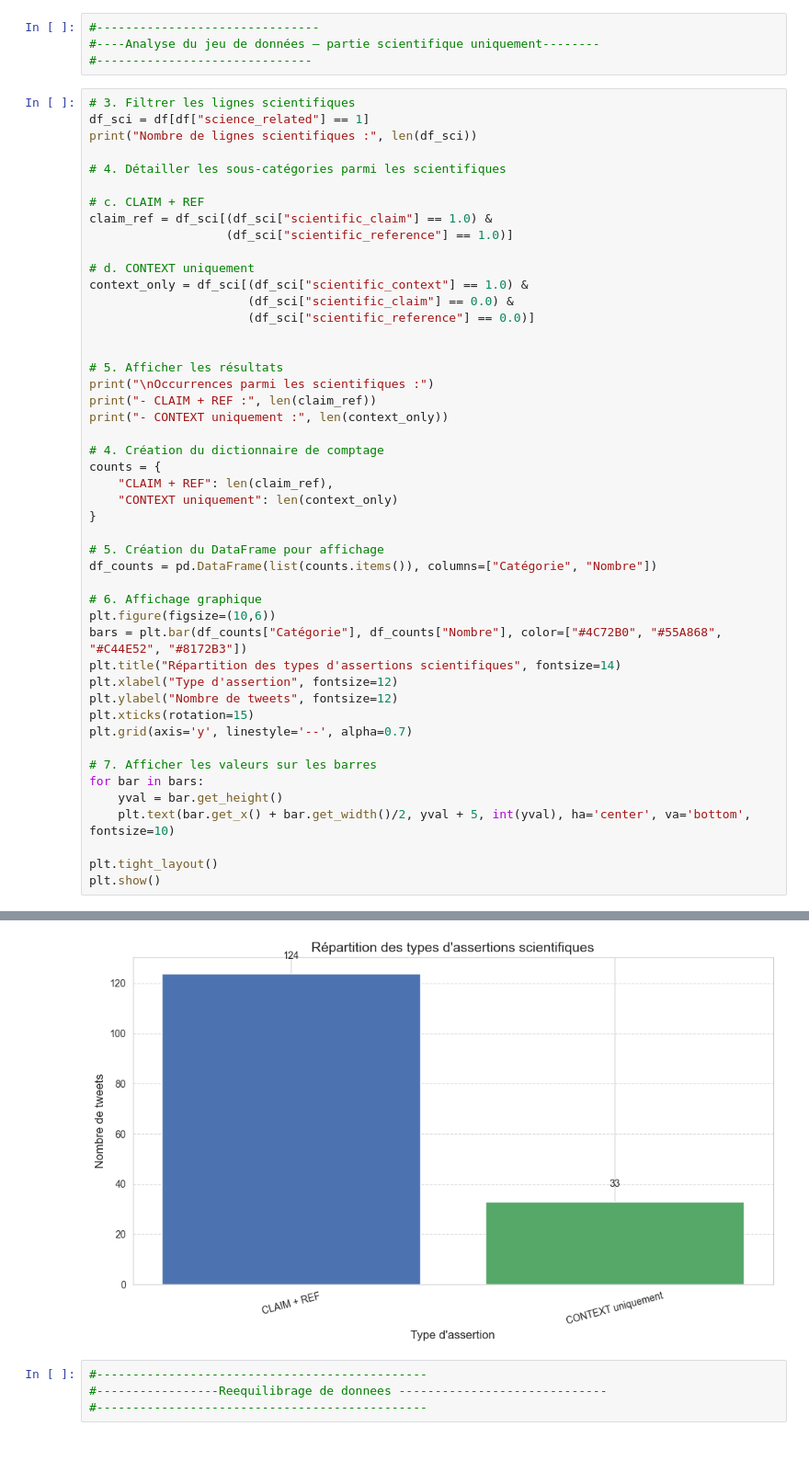
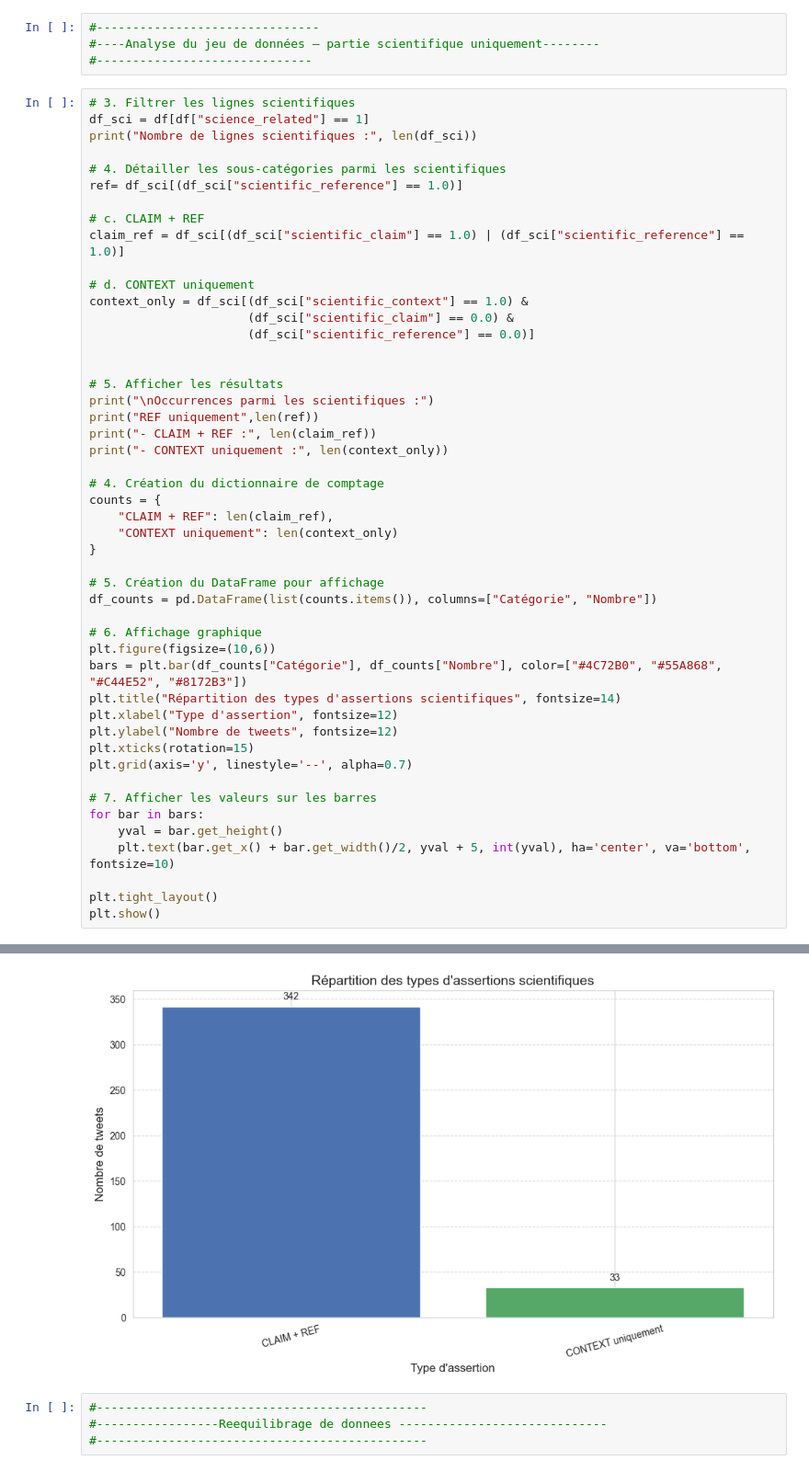
Before and after one commit to NinaShine/Machine_learning, a Jupyter notebook: Projet/test-CLAIM-REFvsCONTEXT.ipynb, the cells around one changed output, grey strips where cells are left out. Shown at 92% size. Drawn from its saved outputs; the diff is of its cells as text.

```diff
--- a/Projet/test-CLAIM-REFvsCONTEXT.ipynb
+++ b/Projet/test-CLAIM-REFvsCONTEXT.ipynb
@@ -103,10 +103,10 @@ df_sci = df[df["science_related"] == 1]
 print("Nombre de lignes scientifiques :", len(df_sci))
 
 # 4. Détailler les sous-catégories parmi les scientifiques
+ref= df_sci[(df_sci["scientific_reference"] == 1.0)]
 
 # c. CLAIM + REF
-claim_ref = df_sci[(df_sci["scientific_claim"] == 1.0) &
-                   (df_sci["scientific_reference"] == 1.0)]
+claim_ref = df_sci[(df_sci["scientific_claim"] == 1.0) | (df_sci["scientific_reference"] == 1.0)]
 
 # d. CONTEXT uniquement
 context_only = df_sci[(df_sci["scientific_context"] == 1.0) &
@@ -116,6 +116,7 @@ context_only = df_sci[(df_sci["scientific_context"] == 1.0) &
 
 # 5. Afficher les résultats
 print("\nOccurrences parmi les scientifiques :")
+print("REF uniquement",len(ref))
 print("- CLAIM + REF :", len(claim_ref))
 print("- CONTEXT uniquement :", len(context_only))
 
@@ -152,5 +154,5 @@ Occurrences parmi les scientifiques :
 - CONTEXT uniquement : 33
-[figure, old version]
+[figure, new version]
 # %%
 #----------------------------------------------
 #-----------------Reequilibrage de donnees -----------------------------
```
Also changed, not shown: parts of 4 cells of this notebook, 3 other files.
